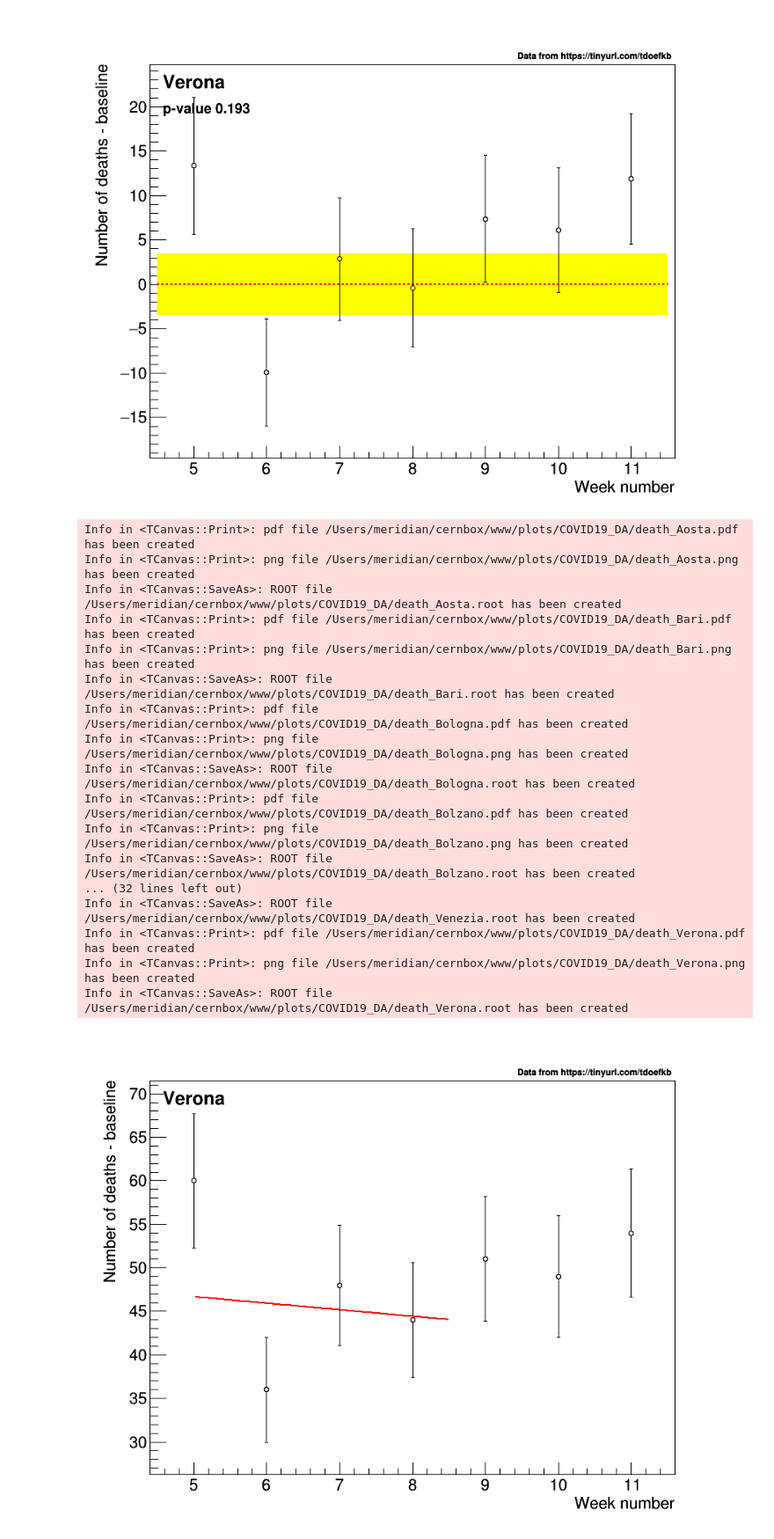
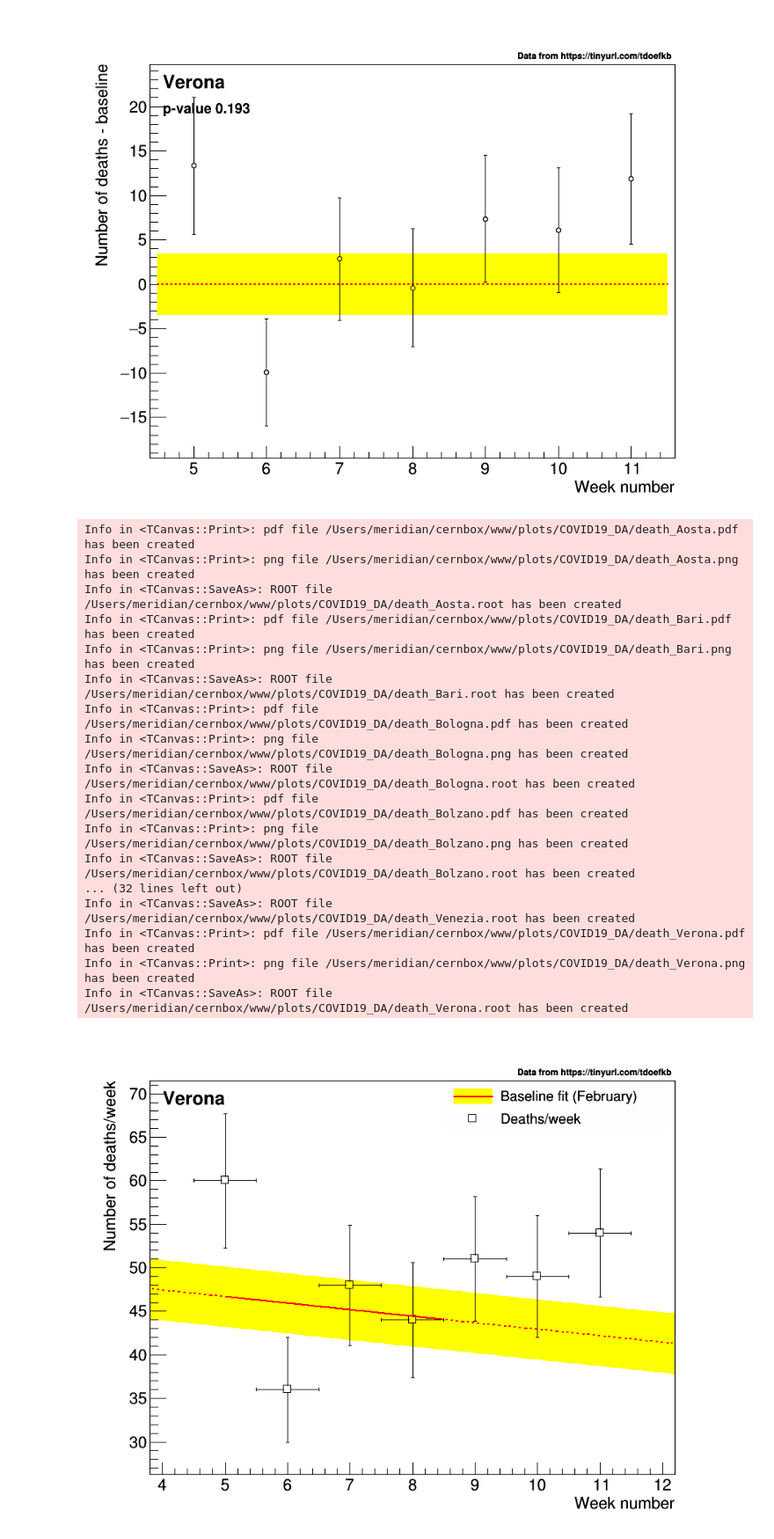
Before and after one commit to pmeridian/COVID19_DA, a Jupyter notebook: analisiMortalita.ipynb, the cells around one changed output. Shown: that part at 88% size. Drawn from its saved outputs; the diff is of its cells as text; code cells hidden in the pictures.

Commit message:
legends and plots for publishing

```diff
--- a/analisiMortalita.ipynb
+++ b/analisiMortalita.ipynb
@@ -8,10 +8,10 @@ R.ROOT.EnableImplicitMT()
 Welcome to JupyROOT 6.18/04
 # %%
 #Official data from http://www.epiprev.it/sites/default/files/SISMG_COVID19_28032020.pdf
-urlByTown = 'mortalita_settimanale_per_citta_65p.csv'
+urlByTown = 'mortalita_settimanale_per_citta.csv'
 dfByTown = pd.read_csv(urlByTown)
 
-urlByTownDaily = 'mortalita_giornaliera_per_citta_65p.csv'
+urlByTownDaily = 'mortalita_giornaliera_per_citta.csv'
 dfByTownDaily = pd.read_csv(urlByTownDaily)
 # %%
 dfByTown.tail()
@@ -206,11 +206,11 @@ for p in provinces:
         #    if (scale>1.):
         #        print("Last week re-scaling %s %.2f"%(p,scale))
         graphs['deceduti_%s'%p].SetPoint(i,i+5,df[p]['number_of_deaths'][i]*scale)
-        graphs['deceduti_%s'%p].SetPointError(i,0,R.TMath.Sqrt(df[p]['number_of_deaths'][i])*scale)
+        graphs['deceduti_%s'%p].SetPointError(i,0.5,R.TMath.Sqrt(df[p]['number_of_deaths'][i])*scale)
     graphs['deceduti_%s'%p].SetLineColor(R.kBlack)
     graphs['deceduti_%s'%p].SetMarkerColor(R.kBlack)
-    graphs['deceduti_%s'%p].SetMarkerStyle(24)
-    graphs['deceduti_%s'%p].SetMarkerSize(0.9)
+    graphs['deceduti_%s'%p].SetMarkerStyle(25)
+    graphs['deceduti_%s'%p].SetMarkerSize(1.3)
     #Temporary: using as baseline fit of February data
     fB=R.TF1('fB','[0]*(1-0.0023*7*(x-5))',0,100)
     graphs['deceduti_%s'%p].Fit('fB','RQB+','',5,8.5)
@@ -241,12 +241,12 @@ for p in provincesDaily:
         #    if (scale>1.):
         #        print("Last week re-scaling %s %.2f"%(p,scale))
         graphs['deceduti_giornalieri_%s'%p].SetPoint(i,i,(dfDaily[p]['number_of_deaths'][i])*scale)
-        graphs['deceduti_giornalieri_%s'%p].SetPointError(i,0,R.TMath.Sqrt((dfDaily[p]['number_of_deaths'][i])*scale))
+        graphs['deceduti_giornalieri_%s'%p].SetPointError(i,0.5,R.TMath.Sqrt((dfDaily[p]['number_of_deaths'][i])*scale))
     print('---- %s #data:%d ----'%(p,graphs['deceduti_giornalieri_%s'%p].GetN()))
     graphs['deceduti_giornalieri_%s'%p].SetLineColor(R.kBlack)
     graphs['deceduti_giornalieri_%s'%p].SetMarkerColor(R.kBlack)
-    graphs['deceduti_giornalieri_%s'%p].SetMarkerStyle(24)
-    graphs['deceduti_giornalieri_%s'%p].SetMarkerSize(0.9)
+    graphs['deceduti_giornalieri_%s'%p].SetMarkerStyle(25)
+    graphs['deceduti_giornalieri_%s'%p].SetMarkerSize(1.3)
     #Temporary: using as baseline fit of February data
     fB=R.TF1('fB','[0]*(1-0.0023*x)',0,100)
     graphs['deceduti_giornalieri_%s'%p].Fit('fB','RQB+','',0,27.5) #fit february data as baseline
@@ -328,50 +328,73 @@ Info in <TCanvas::Print>: png file /Users/meridian/cernbox/www/plots/COVID19_DA/
 Info in <TCanvas::SaveAs>: ROOT file /Users/meridian/cernbox/www/plots/COVID19_DA/deathExcess_Verona.root has been created
 [figure]
 # %%
+leg=R.TLegend(0.55,0.89,0.89,0.8)
+leg.SetBorderSize(0)
+leg.SetFillColorAlpha(0,0)
+leg.SetTextSize(0.03)
+
 for p in provinces:
+    leg.Clear()
     graphs['deceduti_%s'%p].Draw("APSAME")
     graphs['deceduti_%s'%p].GetXaxis().SetTitle("Week number")
-    graphs['deceduti_%s'%p].GetYaxis().SetTitle("Number of deaths - baseline")
+    graphs['deceduti_%s'%p].GetYaxis().SetTitle("Number of deaths/week")
 
-    #baseline=graphs['deceduti_%s'%p].GetFunction('fB').GetParameter(0)
-    #baseline_stdev=graphs['deceduti_%s'%p].GetFunction('fB').GetParError(0)
-    #box=R.TBox(4.5,baseline-baseline_stdev,11.5,baseline+baseline_stdev)
-    #box.SetFillColor(R.kYellow)
-    #box.Draw()
-    #line=R.TLine(4.5,baseline,11.5,baseline)
-    #line.SetLineColor(R.kRed)
-    #line.SetLineStyle(2)
-    #line.SetLineWidth(2)
-    #line.Draw()
+    f2=graphs['deceduti_%s'%p].GetFunction('fB').Clone()
+    f2.SetRange(0,5.5+graphs['deceduti_%s'%p].GetN())
+    f2.SetLineStyle(2)
 
+    #make error band
+    xA=graphs['deceduti_%s'%p].GetXaxis()
+    xLow=xA.GetBinLowEdge(1)
+    xHigh=xA.GetBinUpEdge(xA.GetNbins())
+    xS = n.linspace(xLow, xHigh, 100)
+    yS = [f2.Eval(x) for x in xS]
+    xErr = n.zeros(100)
+    yErr = [f2.GetParError(0) for x in xS]
+    band=R.TGraphErrors(len(xS),xS,n.asarray(yS),xErr,n.asarray(yErr))
+    band.SetFillColor(R.kYellow)
+
+    band.Draw('4SAME')
+    f2.Draw('LSAME')
     graphs['deceduti_%s'%p].Draw("PSAME")
+
+    #auxiliary object for the legend
+    aux=graphs['deceduti_%s'%p].Clone('aux')
+    aux.SetFillColor(R.kYellow)
+    aux.SetLineColor(R.kRed)
+    aux.SetLineWidth(2)
+    #aux.SetFillStyle(3000)
+    leg.AddEntry(aux,'Baseline fit (February)','FL')
+    leg.AddEntry(graphs['deceduti_%s'%p],'Deaths/week','P')
+
     t.SetTextSize(0.04)
     t.DrawLatexNDC(0.12,0.85,p)
-
+    leg.Draw()
     t.SetTextSize(0.02)
     t.DrawLatexNDC(0.66,0.91,'Data from https://tinyurl.com/tdoefkb')
+    c1.RedrawAxis()
     c1.Draw()
     for ext in ['.pdf','.png','.root']:
         c1.SaveAs("~/cernbox/www/plots/COVID19_DA/death_{:s}".format(p)+ext)
 # %% [output]
 Info in <TCanvas::Print>: pdf file /Users/meridian/cernbox/www/plots/COVID19_DA/death_Aosta.pdf has been created
 Info in <TCanvas::Print>: png file /Users/meridian/cernbox/www/plots/COVID19_DA/death_Aosta.png has been created
 Info in <TCanvas::SaveAs>: ROOT file /Users/meridian/cernbox/www/plots/COVID19_DA/death_Aosta.root has been created
 Info in <TCanvas::Print>: pdf file /Users/meridian/cernbox/www/plots/COVID19_DA/death_Bari.pdf has been created
 Info in <TCanvas::Print>: png file /Users/meridian/cernbox/www/plots/COVID19_DA/death_Bari.png has been created
 Info in <TCanvas::SaveAs>: ROOT file /Users/meridian/cernbox/www/plots/COVID19_DA/death_Bari.root has been created
 Info in <TCanvas::Print>: pdf file /Users/meridian/cernbox/www/plots/COVID19_DA/death_Bologna.pdf has been created
 Info in <TCanvas::Print>: png file /Users/meridian/cernbox/www/plots/COVID19_DA/death_Bologna.png has been created
 Info in <TCanvas::SaveAs>: ROOT file /Users/meridian/cernbox/www/plots/COVID19_DA/death_Bologna.root has been created
 Info in <TCanvas::Print>: pdf file /Users/meridian/cernbox/www/plots/COVID19_DA/death_Bolzano.pdf has been created
 Info in <TCanvas::Print>: png file /Users/meridian/cernbox/www/plots/COVID19_DA/death_Bolzano.png has been created
 Info in <TCanvas::SaveAs>: ROOT file /Users/meridian/cernbox/www/plots/COVID19_DA/death_Bolzano.root has been created
 ... (32 lines left out)
 Info in <TCanvas::SaveAs>: ROOT file /Users/meridian/cernbox/www/plots/COVID19_DA/death_Venezia.root has been created
 Info in <TCanvas::Print>: pdf file /Users/meridian/cernbox/www/plots/COVID19_DA/death_Verona.pdf has been created
 Info in <TCanvas::Print>: png file /Users/meridian/cernbox/www/plots/COVID19_DA/death_Verona.png has been created
 Info in <TCanvas::SaveAs>: ROOT file /Users/meridian/cernbox/www/plots/COVID19_DA/death_Verona.root has been created
-[figure, old version]
+[figure, new version]
 # %%
 logit=R.TF1("logit","[0]/(1+TMath::Exp(-[1]*(x-[2])))",0,100)
 logit.SetParameter(0,100)
```
Also changed, not shown: parts of 1 cell of this notebook, 2 other files.
